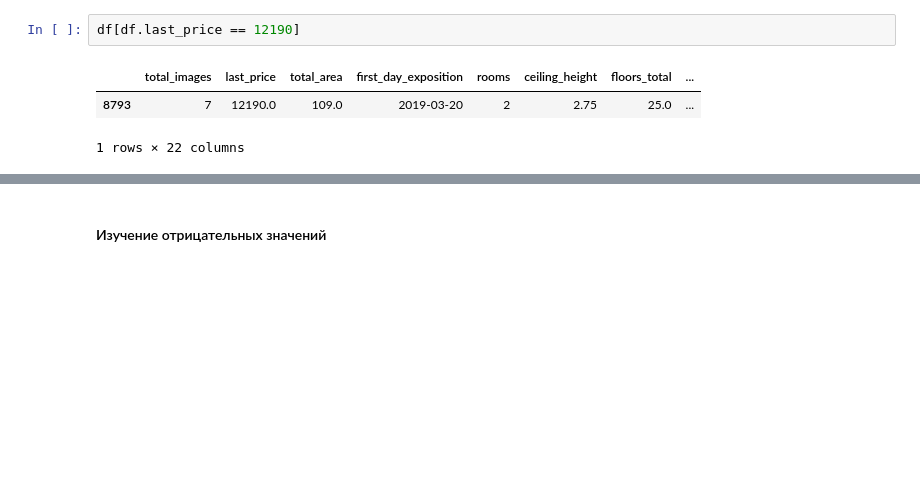
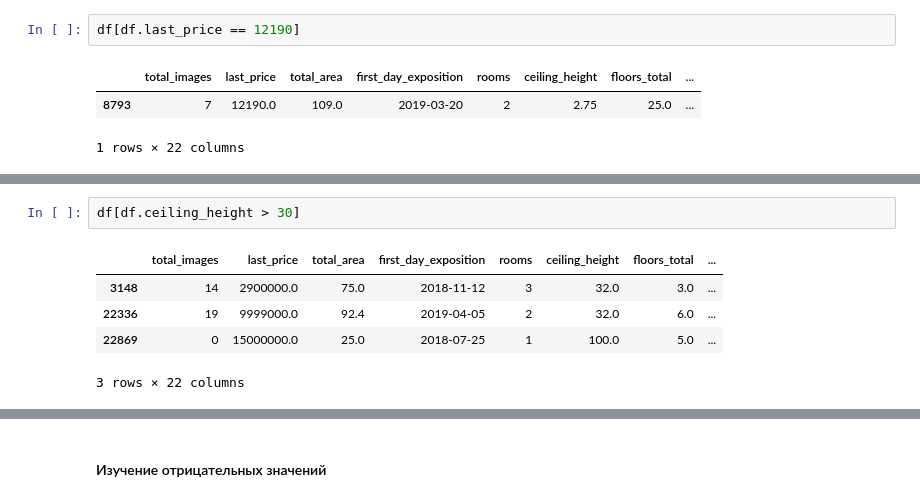
Before and after one commit to PAGriAnalytics/pagri-projects, a Jupyter notebook: quarto/projects/housing-ads-investigation/housing_ads_investigation.ipynb, the cells around one changed output, grey strips where cells are left out. Cells and saved outputs as stored; diff of their text form; blank space fills up the shorter version.

```diff
--- a/quarto/projects/housing-ads-investigation/housing_ads_investigation.ipynb
+++ b/quarto/projects/housing-ads-investigation/housing_ads_investigation.ipynb
@@ -514,0 +532,8 @@ next(gen)
+# %%
+df[df.ceiling_height > 30]
+# %% [output]
+|  | total_images | last_price | total_area | first_day_exposition | rooms | ceiling_height | floors_total | ... |
+| 3148 | 14 | 2900000.0 | 75.0 | 2018-11-12 | 3 | 32.0 | 3.0 | ... |
+| 22336 | 19 | 9999000.0 | 92.4 | 2019-04-05 | 2 | 32.0 | 6.0 | ... |
+| 22869 | 0 | 15000000.0 | 25.0 | 2018-07-25 | 1 | 100.0 | 5.0 | ... |
+3 rows × 22 columns
```
Also changed, not shown: parts of 54 cells of this notebook.
